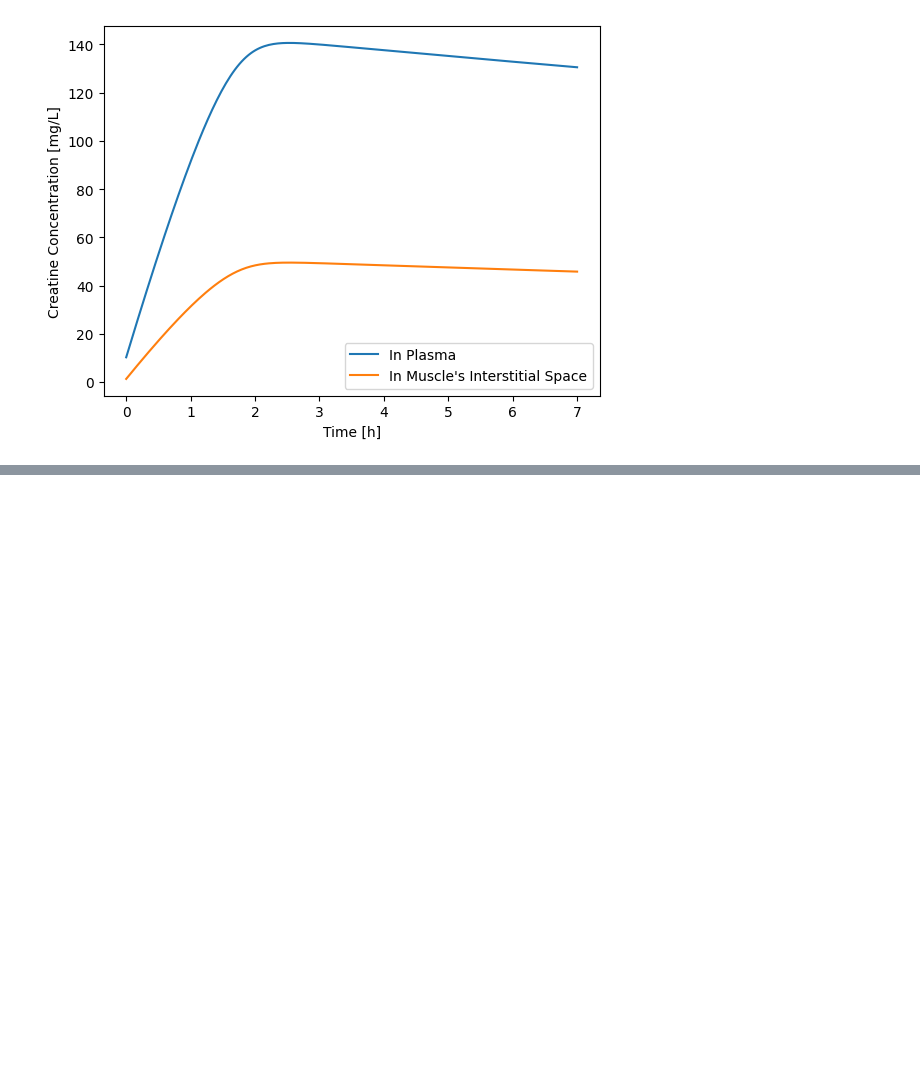
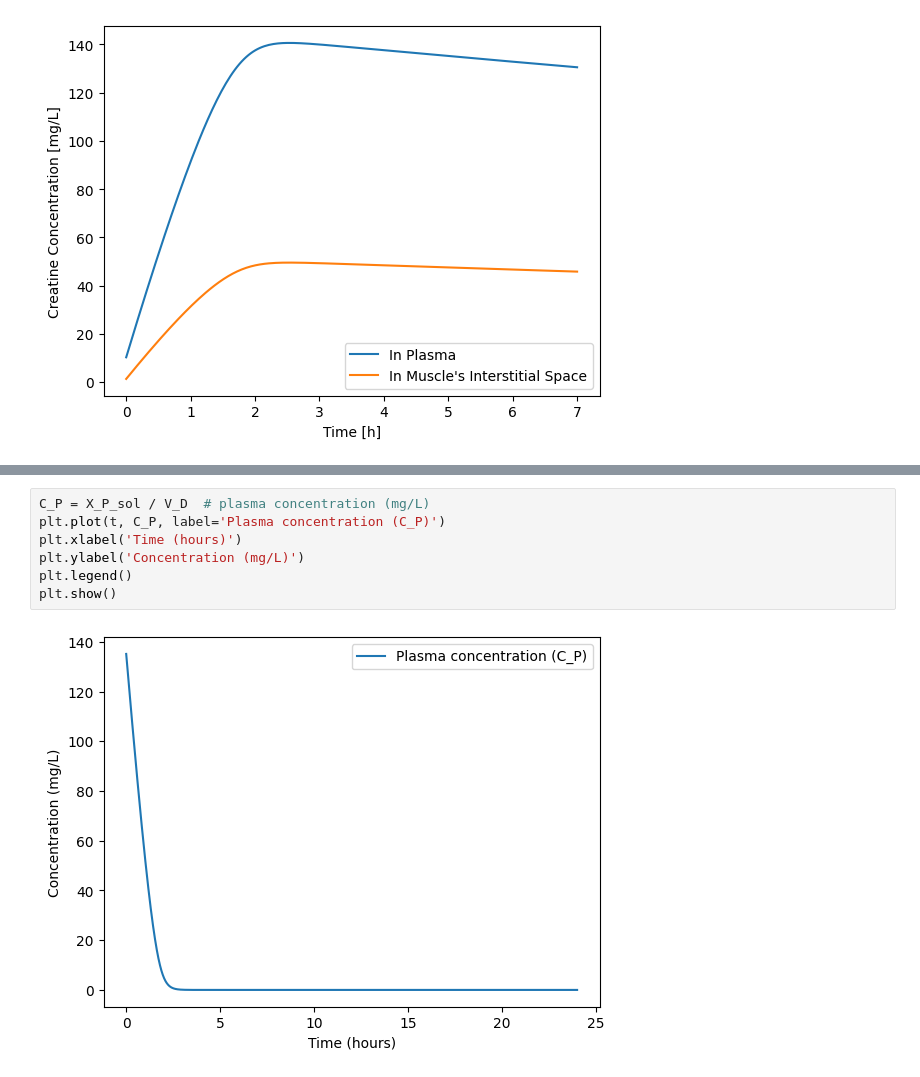
Before and after one commit to dropoftherain/Creatine_Saturation_Calculator, a Jupyter notebook: ODE_try.ipynb, the cells around one changed output, grey strips where cells are left out. Cells and saved outputs as stored; diff of their text form; blank space fills up the shorter version.

```diff
--- a/ODE_try.ipynb
+++ b/ODE_try.ipynb
@@ -91,0 +147,9 @@ plt.show()
+# %%
+C_P = X_P_sol / V_D  # plasma concentration (mg/L)
+plt.plot(t, C_P, label='Plasma concentration (C_P)')
+plt.xlabel('Time (hours)')
+plt.ylabel('Concentration (mg/L)')
+plt.legend()
+plt.show()
+# %% [output]
+[figure, added]
```
Also changed, not shown: parts of 8 cells of this notebook.
